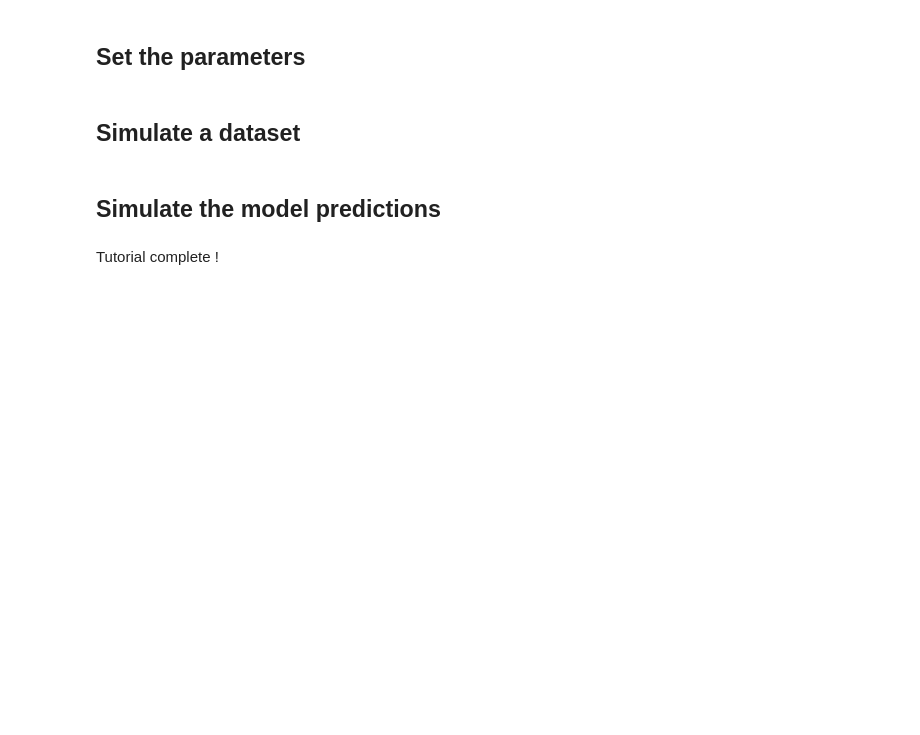
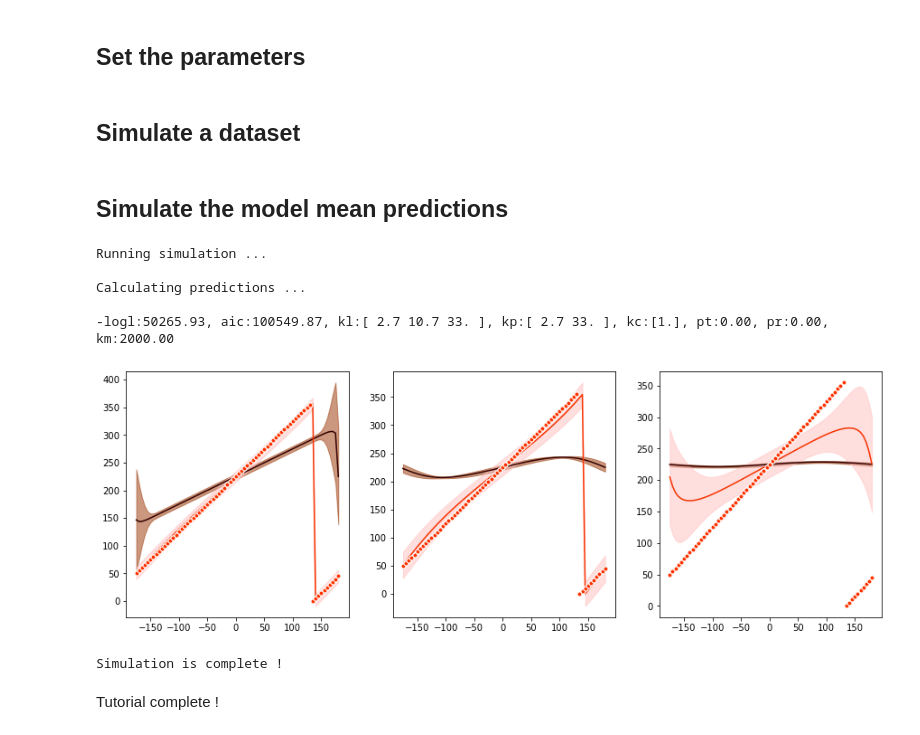
Before and after one commit to inference-org/bsfit, a Jupyter notebook: docs/source/_build/html/tutorials/standard_bayes/predict.ipynb, the cells around one changed output. Saved outputs shown, nothing was run; the diff lists cells and outputs as text; code cells hidden in the pictures; blank space fills up the shorter version.

```diff
--- a/docs/source/_build/html/tutorials/standard_bayes/predict.ipynb
+++ b/docs/source/_build/html/tutorials/standard_bayes/predict.ipynb
@@ -15,6 +46,42 @@ The autoreload extension is already loaded. To reload it, use:
 # %% [markdown]
 ## Simulate a dataset
+# %%
+# simulate a training dataset
+train_dataset = simulate_dataset(
+    stim_noise=STIM_NOISE,
+    prior_mode=PRIOR_MODE,
+    prior_noise=PRIOR_NOISE,
+    prior_shape=PRIOR_SHAPE,
+)
+
+# use the train dataset as test to show
+# best predictions
+test_dataset = get_data(train_dataset)
 # %% [markdown]
-## Simulate the model predictions
+## Simulate the model mean predictions
+# %%
+# instantiate the model
+model = StandardBayes(
+    prior_shape=PRIOR_SHAPE,
+    prior_mode=PRIOR_MODE,
+    readout=READOUT
+    )
+
+# simulate predictions
+plt.figure(figsize=(15,5))
+model = model.simulate(
+    dataset=train_dataset,
+    sim_p=SIM_P,
+    granularity=GRANULARITY,
+    centering=CENTERING,
+)
+# %% [output]
+Running simulation ...
+
+Calculating predictions ...
+
+-logl:50265.93, aic:100549.87, kl:[ 2.7 10.7 33. ], kp:[ 2.7 33. ], kc:[1.], pt:0.00, pr:0.00, km:2000.00
+[figure, added]
+Simulation is complete !
 # %% [markdown]
 Tutorial complete !
```
Also changed, not shown: parts of 6 cells of this notebook, 19 other files.
